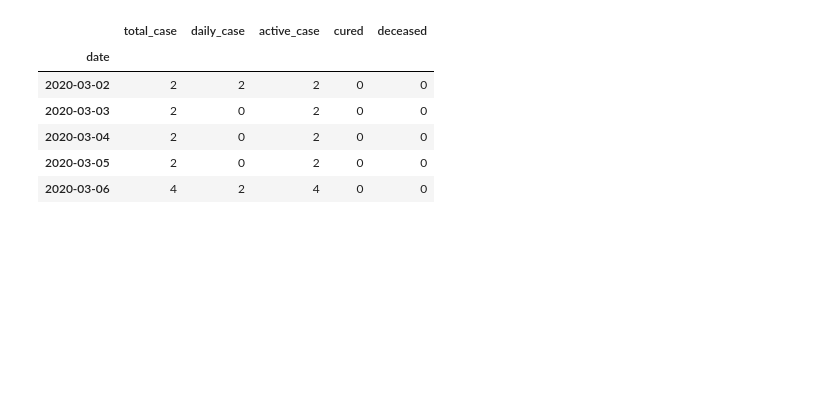
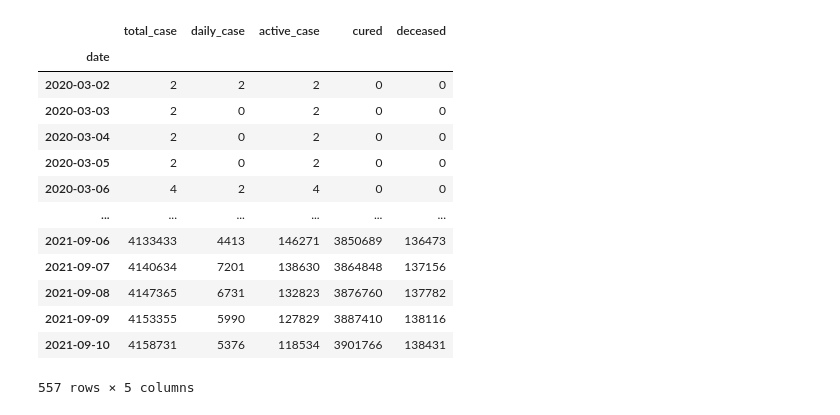
Before and after one commit to fahminlb33/datathon-ai-2021, a Jupyter notebook: eda.ipynb, the cells around one changed output. Drawn from its saved outputs; the diff is of its cells as text; code cells hidden in the pictures; blank space fills up the shorter version.

```diff
--- a/eda.ipynb
+++ b/eda.ipynb
@@ -23,13 +23,20 @@ memory usage: 25.1 KB
 # %%
-df_kasus.head()
+df_kasus
 # %% [output]
 |  | total_case | daily_case | active_case | cured | deceased |
 | date |  |  |  |  |  |
 | 2020-03-02 | 2 | 2 | 2 | 0 | 0 |
 | 2020-03-03 | 2 | 0 | 2 | 0 | 0 |
 | 2020-03-04 | 2 | 0 | 2 | 0 | 0 |
 | 2020-03-05 | 2 | 0 | 2 | 0 | 0 |
 | 2020-03-06 | 4 | 2 | 4 | 0 | 0 |
+| ... | ... | ... | ... | ... | ... |
+| 2021-09-06 | 4133433 | 4413 | 146271 | 3850689 | 136473 |
+| 2021-09-07 | 4140634 | 7201 | 138630 | 3864848 | 137156 |
+| 2021-09-08 | 4147365 | 6731 | 132823 | 3876760 | 137782 |
+| 2021-09-09 | 4153355 | 5990 | 127829 | 3887410 | 138116 |
+| 2021-09-10 | 4158731 | 5376 | 118534 | 3901766 | 138431 |
+557 rows × 5 columns
 # %%
 df_kasus.sort_values("daily_case", ascending=False)
 # %% [output]
```
Also changed, not shown: parts of 6 cells of this notebook, 6 other files.
